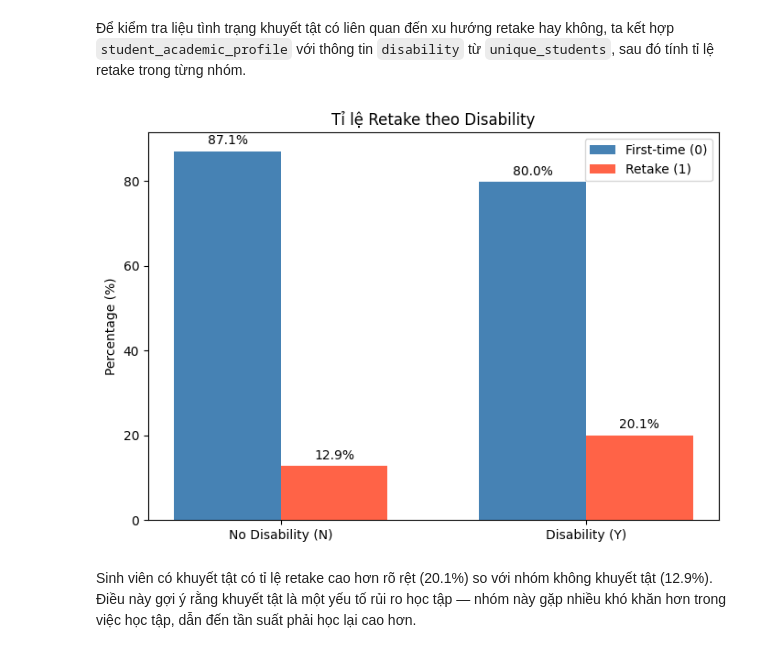
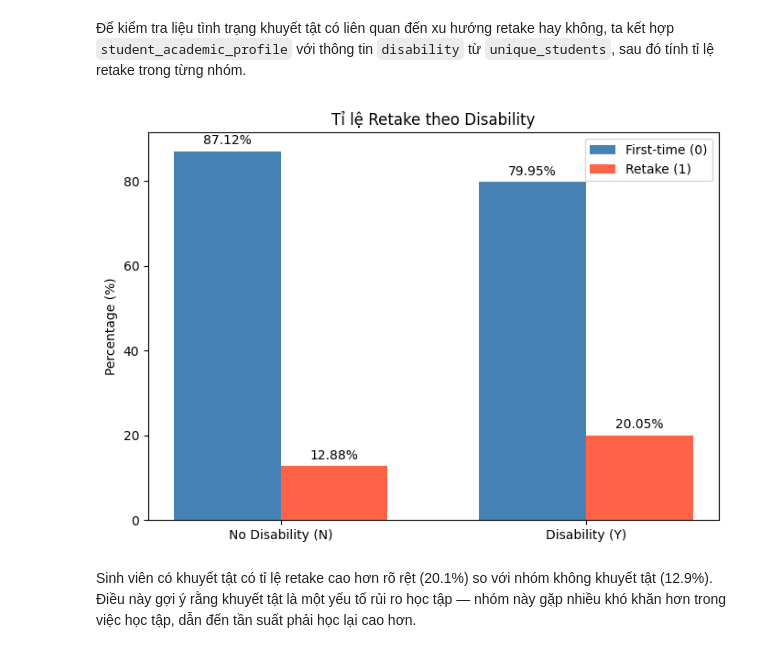
Before and after one commit to thiennguyen37-qn/early-academic-risk-warning, a Jupyter notebook: notebooks/EDA.ipynb, the cells around one changed output. Cells and saved outputs as stored; diff of their text form; code cells hidden in the pictures.

```diff
--- a/notebooks/EDA.ipynb
+++ b/notebooks/EDA.ipynb
@@ -824,29 +846,29 @@ Phần lớn sinh viên (86.5%) đăng ký học module lần đầu (`num_of_pr
 # %%
 merged_retake = student_academic_profile.merge(
     unique_students[['id_student', 'disability']], on='id_student'
 )
 
 retake_disability = (
     pd.crosstab(merged_retake['disability'], merged_retake['is_retake_the_course'], normalize='index') * 100
 ).round(2)
 
 x = np.arange(2)
 width = 0.35
 
 fig, ax = plt.subplots(figsize=(7, 5))
 bars0 = ax.bar(x - width/2, retake_disability.loc[['N', 'Y'], 0], width, label='First-time (0)', color='steelblue')
 bars1 = ax.bar(x + width/2, retake_disability.loc[['N', 'Y'], 1], width, label='Retake (1)', color='tomato')
-ax.bar_label(bars0, fmt='%.1f%%', padding=3)
-ax.bar_label(bars1, fmt='%.1f%%', padding=3)
+ax.bar_label(bars0, fmt='%.2f%%', padding=3)
+ax.bar_label(bars1, fmt='%.2f%%', padding=3)
 ax.set_xticks(x)
 ax.set_xticklabels(['No Disability (N)', 'Disability (Y)'])
 ax.set_ylabel('Percentage (%)')
 ax.set_title('Tỉ lệ Retake theo Disability')
 ax.legend()
 plt.tight_layout()
 plt.show()
 # %% [output]
-[figure, old version]
+[figure, new version]
 # %% [markdown]
 Sinh viên có khuyết tật có tỉ lệ retake cao hơn rõ rệt (20.1%) so với nhóm không khuyết tật (12.9%). Điều này gợi ý rằng khuyết tật là một yếu tố rủi ro học tập — nhóm này gặp nhiều khó khăn hơn trong việc học tập, dẫn đến tần suất phải học lại cao hơn.
 # %% [markdown]
```
Also changed, not shown: parts of 24 cells of this notebook.
